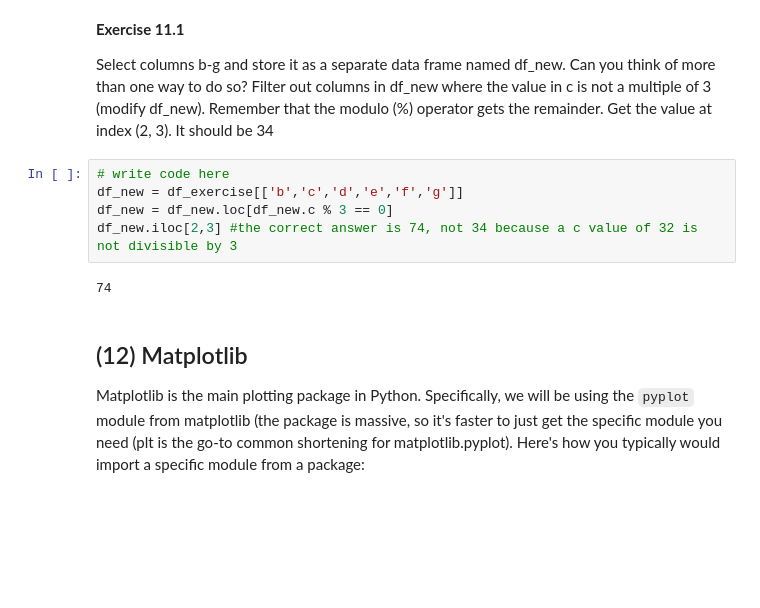
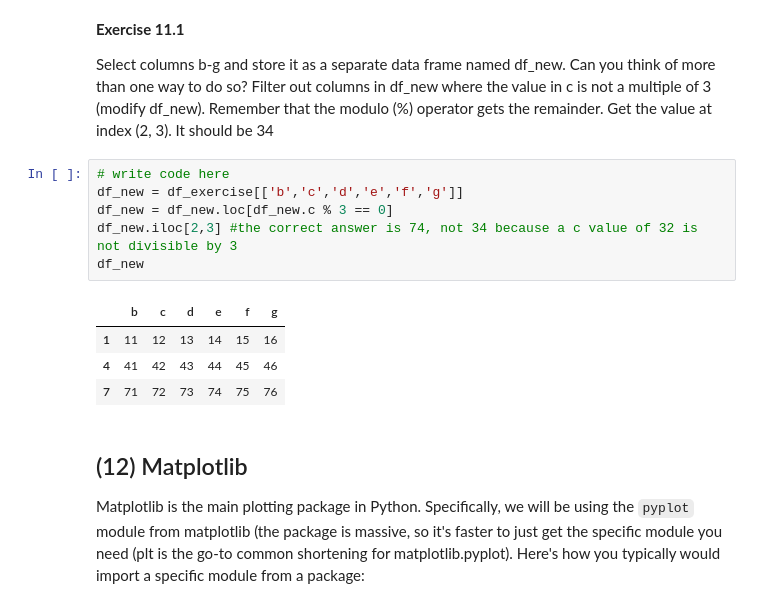
Before and after one commit to hiradhos/qbio490, a Jupyter notebook: week9_python/Intro_to_Python.ipynb, the cells around one changed output. Saved outputs shown, nothing was run; the diff lists cells and outputs as text; blank space fills up the shorter version.

```diff
--- a/week9_python/Intro_to_Python.ipynb
+++ b/week9_python/Intro_to_Python.ipynb
@@ -674,10 +674,14 @@ Get the value at index (2, 3). It should be 34
 # %%
 # write code here
 df_new = df_exercise[['b','c','d','e','f','g']]
 df_new = df_new.loc[df_new.c % 3 == 0]
 df_new.iloc[2,3] #the correct answer is 74, not 34 because a c value of 32 is not divisible by 3
+df_new
 # %% [output]
-74
+|  | b | c | d | e | f | g |
+| 1 | 11 | 12 | 13 | 14 | 15 | 16 |
+| 4 | 41 | 42 | 43 | 44 | 45 | 46 |
+| 7 | 71 | 72 | 73 | 74 | 75 | 76 |
 # %% [markdown]
 ## (12) Matplotlib
 
```
